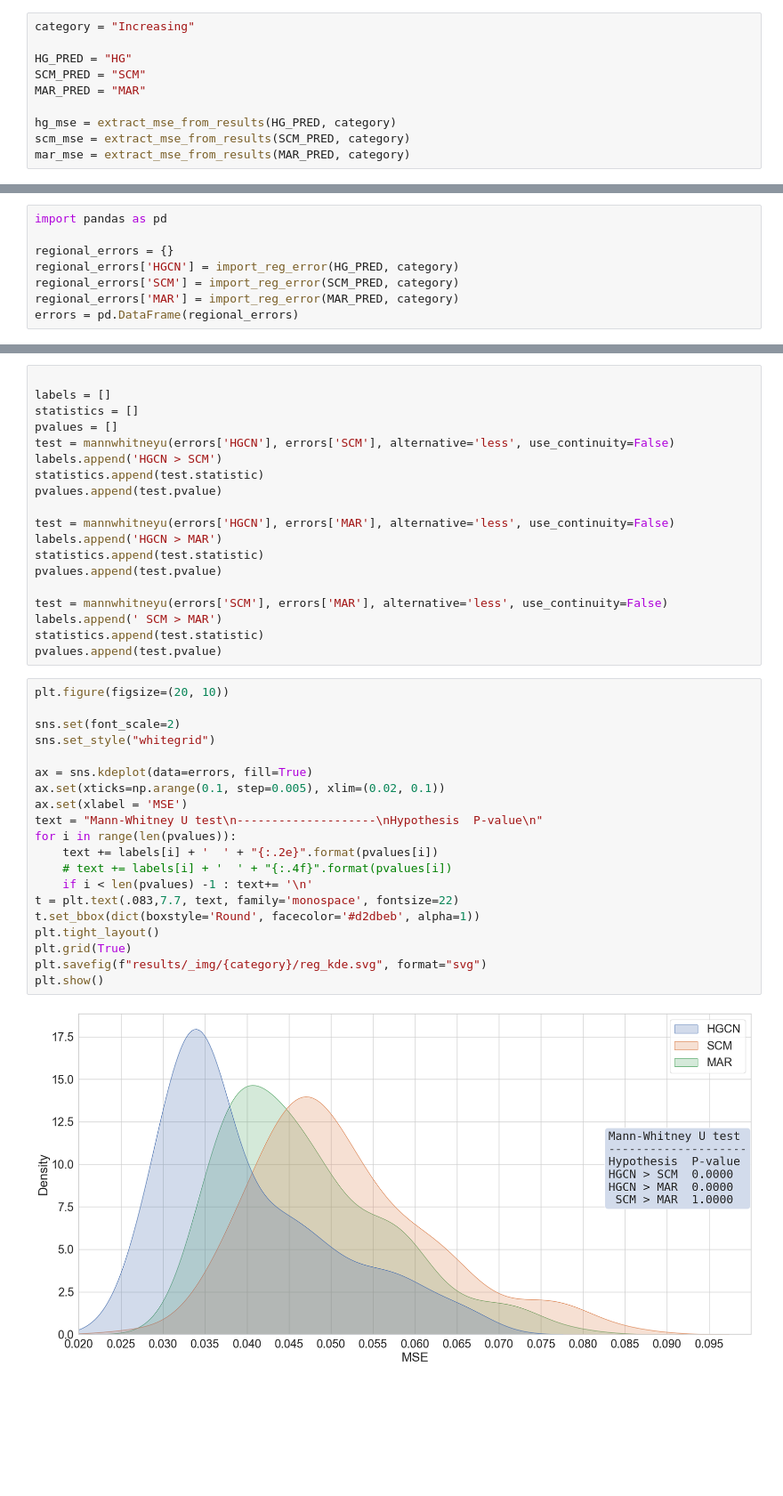
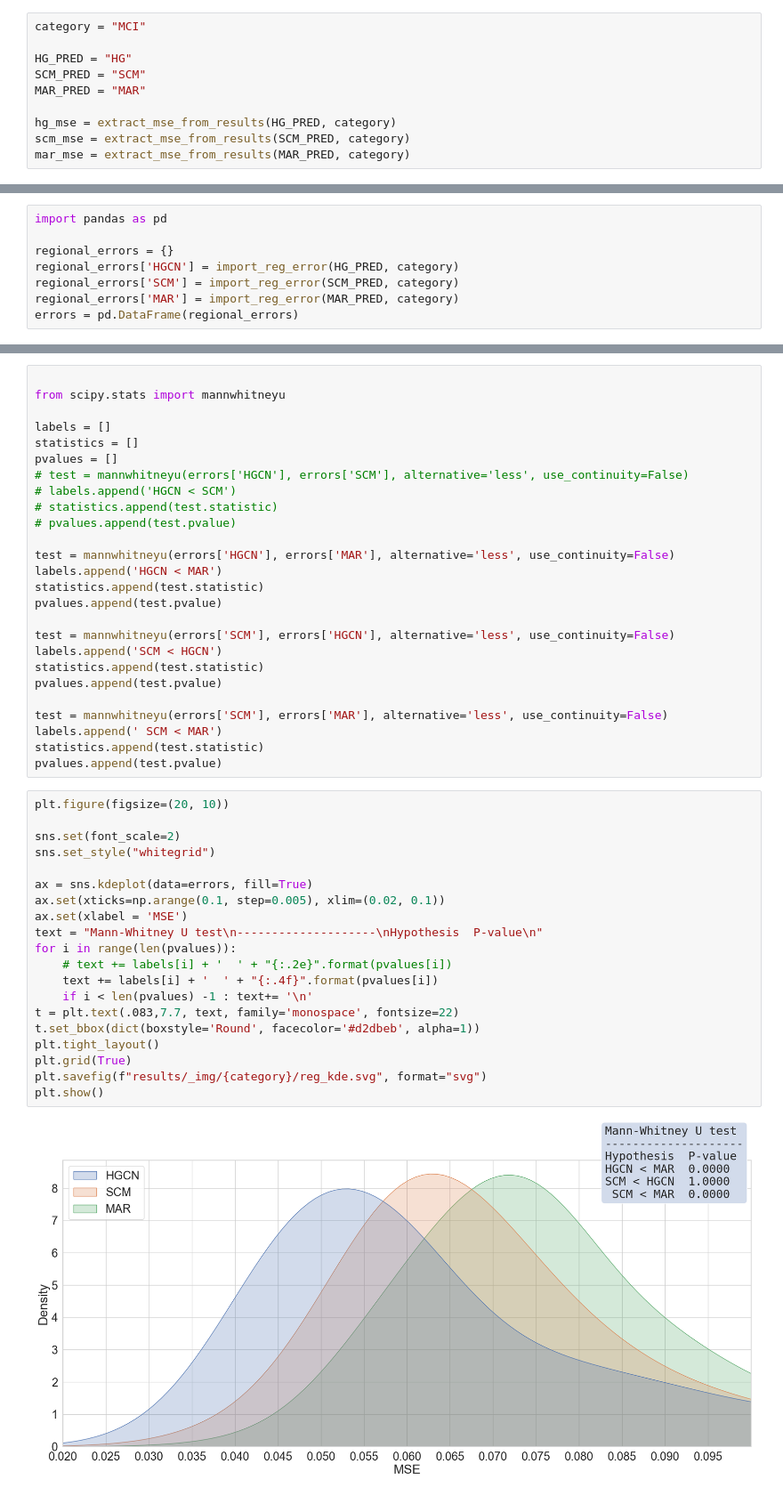
Before and after one commit to mwardynski/hpc-alz, a Jupyter notebook: gen_charts.ipynb, the cells around one changed output, grey strips where cells are left out. Shown at 89% size. Drawn from its saved outputs; the diff is of its cells as text; blank space fills up the shorter version.

Commit message:
[HGCN] update files for generating result charts

```diff
--- a/gen_charts.ipynb
+++ b/gen_charts.ipynb
@@ -46,7 +46,7 @@ def extract_mse_from_results(predictor: str, category: str) -> List[str]:
 
     return mse_values
 # %%
-category = "Increasing"
+category = "MCI"
 
 HG_PRED = "HG"
 SCM_PRED = "SCM"
@@ -136,41 +136,48 @@ plt.show()
 # %%
+
+from scipy.stats import mannwhitneyu
 
 labels = []
 statistics = []
 pvalues = []
-test = mannwhitneyu(errors['HGCN'], errors['SCM'], alternative='less', use_continuity=False)
-labels.append('HGCN > SCM')
+# test = mannwhitneyu(errors['HGCN'], errors['SCM'], alternative='less', use_continuity=False)
+# labels.append('HGCN < SCM')
+# statistics.append(test.statistic)
+# pvalues.append(test.pvalue)
+
+test = mannwhitneyu(errors['HGCN'], errors['MAR'], alternative='less', use_continuity=False)
+labels.append('HGCN < MAR')
 statistics.append(test.statistic)
 pvalues.append(test.pvalue)
 
-test = mannwhitneyu(errors['HGCN'], errors['MAR'], alternative='less', use_continuity=False)
-labels.append('HGCN > MAR')
+test = mannwhitneyu(errors['SCM'], errors['HGCN'], alternative='less', use_continuity=False)
+labels.append('SCM < HGCN')
 statistics.append(test.statistic)
 pvalues.append(test.pvalue)
 
 test = mannwhitneyu(errors['SCM'], errors['MAR'], alternative='less', use_continuity=False)
-labels.append(' SCM > MAR')
+labels.append(' SCM < MAR')
 statistics.append(test.statistic)
 pvalues.append(test.pvalue)
 # %%
 plt.figure(figsize=(20, 10))
 
 sns.set(font_scale=2)
 sns.set_style("whitegrid")
 
 ax = sns.kdeplot(data=errors, fill=True)
 ax.set(xticks=np.arange(0.1, step=0.005), xlim=(0.02, 0.1))
 ax.set(xlabel = 'MSE')
 text = "Mann-Whitney U test\n--------------------\nHypothesis  P-value\n"
 for i in range(len(pvalues)):
-    text += labels[i] + '  ' + "{:.2e}".format(pvalues[i])
-    # text += labels[i] + '  ' + "{:.4f}".format(pvalues[i])
+    # text += labels[i] + '  ' + "{:.2e}".format(pvalues[i])
+    text += labels[i] + '  ' + "{:.4f}".format(pvalues[i])
     if i < len(pvalues) -1 : text+= '\n'
 t = plt.text(.083,7.7, text, family='monospace', fontsize=22)
 t.set_bbox(dict(boxstyle='Round', facecolor='#d2dbeb', alpha=1))
 plt.tight_layout()
 plt.grid(True)
 plt.savefig(f"results/_img/{category}/reg_kde.svg", format="svg")
 plt.show()
 # %% [output]
-[figure, old version]
+[figure, new version]
```
Also changed, not shown: parts of 4 cells of this notebook, 3 other files.
